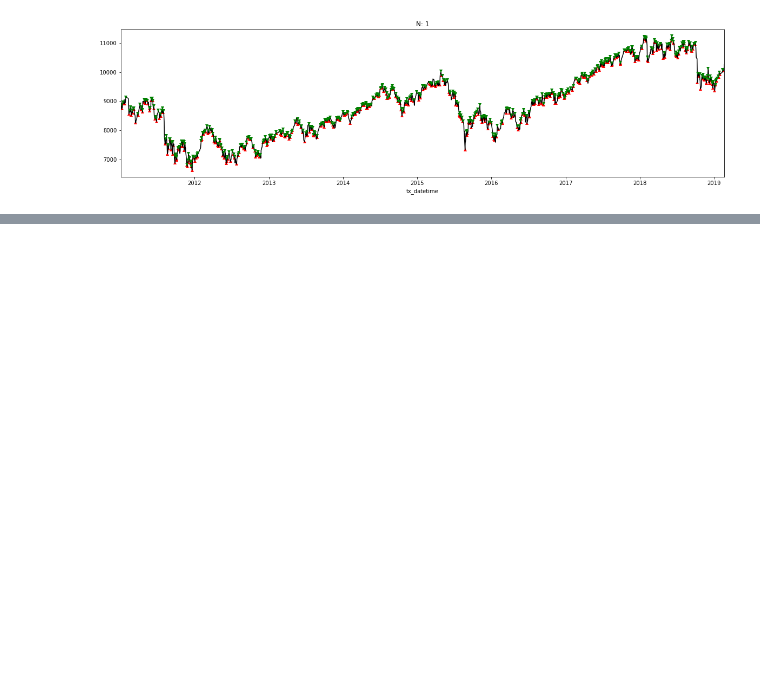
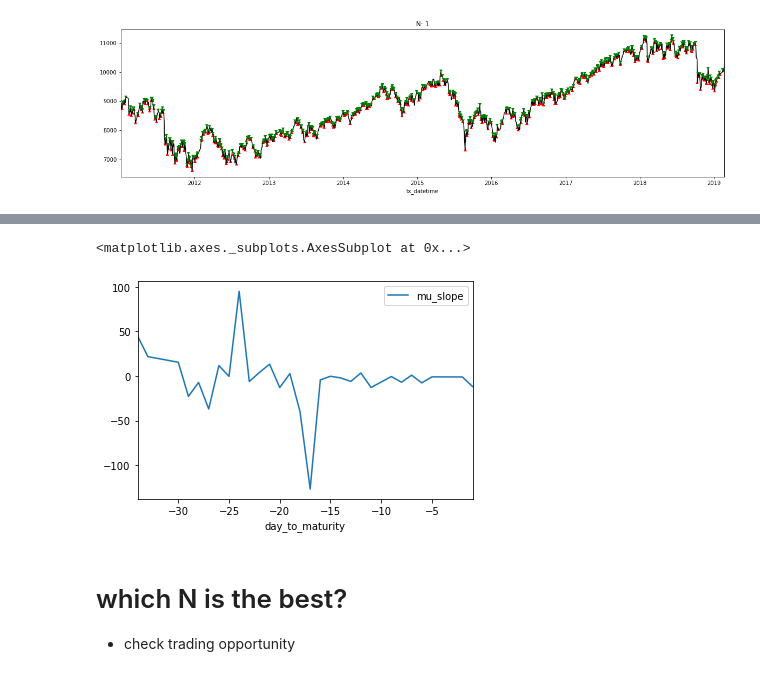
Before and after one commit to datasci-info/stock_path_tracker, a Jupyter notebook: turnpt_analysis.ipynb, the cells around one changed output, grey strips where cells are left out. Saved outputs shown, nothing was run; the diff lists cells and outputs as text; code cells hidden in the pictures; blank space fills up the shorter version.

```diff
--- a/turnpt_analysis.ipynb
+++ b/turnpt_analysis.ipynb
@@ -172,0 +264,8 @@ df_grp
+# %%
+df_analysis.plot(x='day_to_maturity', y='mu_slope', kind='line')
+# %% [output]
+<matplotlib.axes._subplots.AxesSubplot at 0x...>
+[figure, added]
+# %% [markdown]
+# which N is the best?
+- check trading opportunity
```
Also changed, not shown: parts of 15 cells of this notebook.
